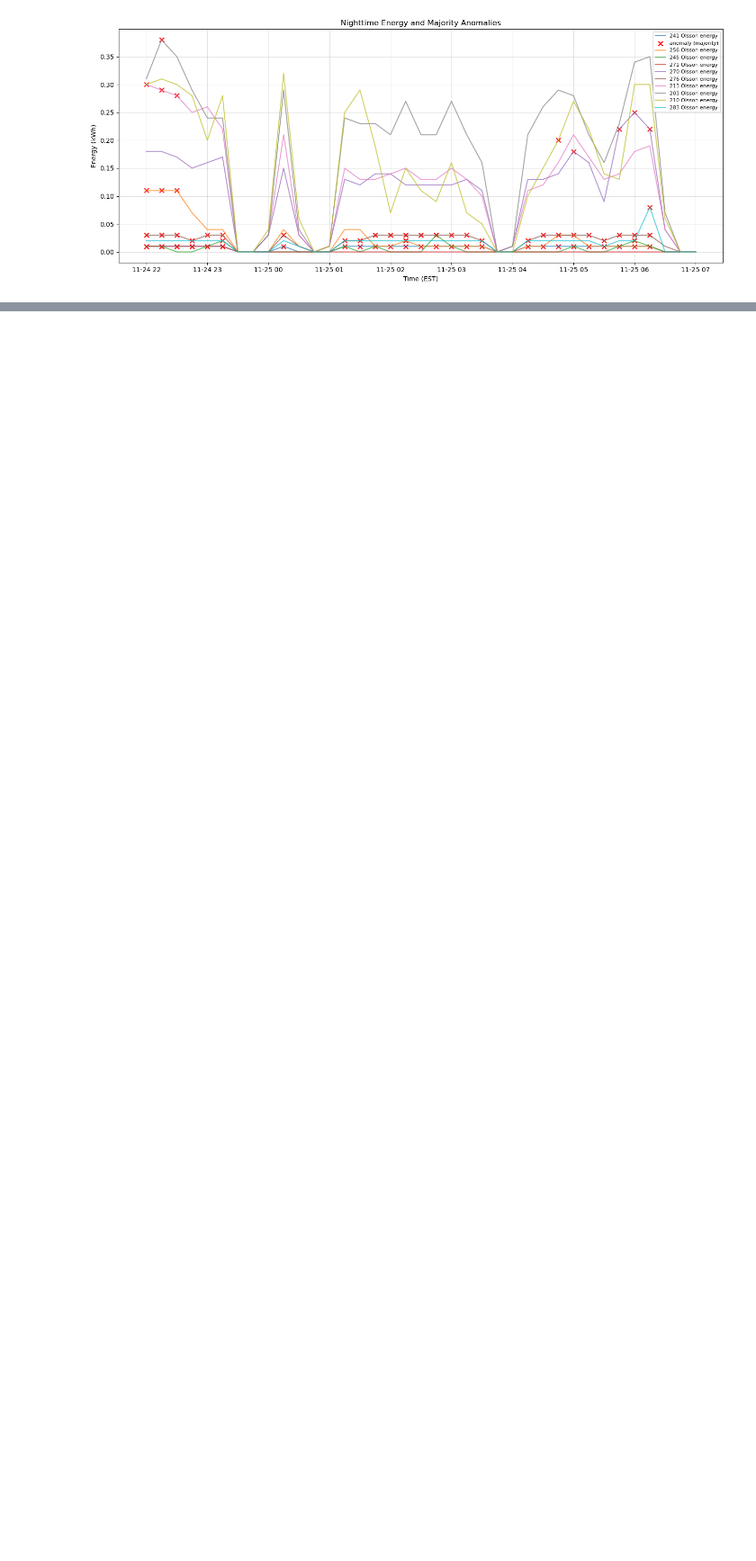
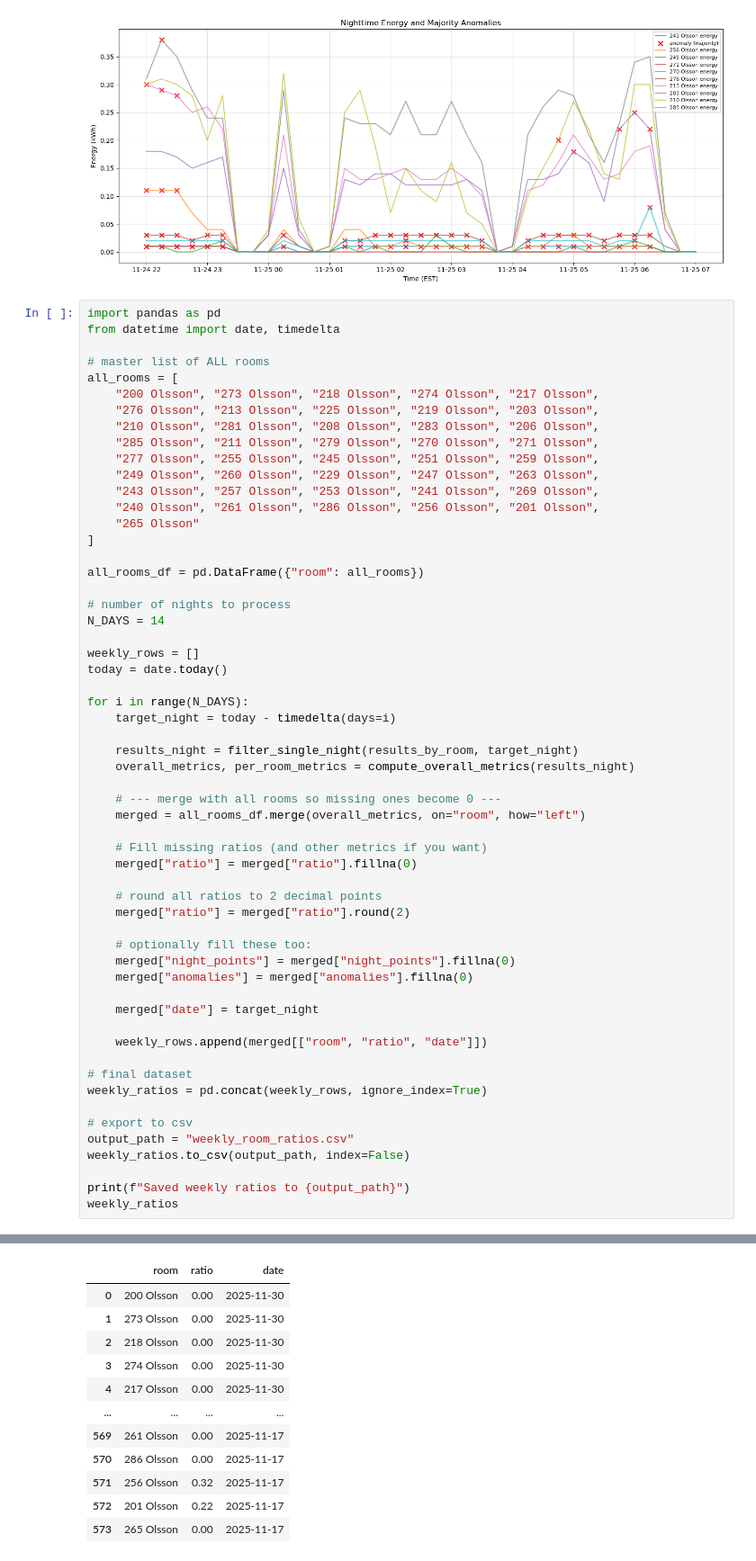
Before and after one commit to Taran-Gupta/SaHB-Energy-Mapping, a Jupyter notebook: Power Data.ipynb, the cells around one changed output, grey strips where cells are left out. Shown: that part at 90% size. Cells and saved outputs as stored; diff of their text form; blank space fills up the shorter version.

Commit message:
added "weekly_ratios.csv" to map anomalies

```diff
--- a/Power Data.ipynb
+++ b/Power Data.ipynb
@@ -1271,3 +1266,61 @@ Overall anomaly ratio: 0.0508
 36  283 Olsson            37          1  0.027027
 [figure]
 [figure]
+# %%
+import pandas as pd
+from datetime import date, timedelta
+
+# master list of ALL rooms
+all_rooms = [
+    "200 Olsson", "273 Olsson", "218 Olsson", "274 Olsson", "217 Olsson",
+    "276 Olsson", "213 Olsson", "225 Olsson", "219 Olsson", "203 Olsson",
+    "210 Olsson", "281 Olsson", "208 Olsson", "283 Olsson", "206 Olsson",
+    "285 Olsson", "211 Olsson", "279 Olsson", "270 Olsson", "271 Olsson",
+    "277 Olsson", "255 Olsson", "245 Olsson", "251 Olsson", "259 Olsson",
+    "249 Olsson", "260 Olsson", "229 Olsson", "247 Olsson", "263 Olsson",
+    "243 Olsson", "257 Olsson", "253 Olsson", "241 Olsson", "269 Olsson",
+    "240 Olsson", "261 Olsson", "286 Olsson", "256 Olsson", "201 Olsson",
+    "265 Olsson"
+]
+
+all_rooms_df = pd.DataFrame({"room": all_rooms})
+
+# number of nights to process
+N_DAYS = 14
+
+weekly_rows = []
+today = date.today()
+
+for i in range(N_DAYS):
+    target_night = today - timedelta(days=i)
+
+    results_night = filter_single_night(results_by_room, target_night)
+    overall_metrics, per_room_metrics = compute_overall_metrics(results_night)
+
+    # --- merge with all rooms so missing ones become 0 ---
+    merged = all_rooms_df.merge(overall_metrics, on="room", how="left")
+
+    # Fill missing ratios (and other metrics if you want)
+    merged["ratio"] = merged["ratio"].fillna(0)
+
+    # round all ratios to 2 decimal points
+    merged["ratio"] = merged["ratio"].round(2)
+
+    # optionally fill these too:
+    merged["night_points"] = merged["night_points"].fillna(0)
+    merged["anomalies"] = merged["anomalies"].fillna(0)
+
+    merged["date"] = target_night
+
+    weekly_rows.append(merged[["room", "ratio", "date"]])
+
+# final dataset
+weekly_ratios = pd.concat(weekly_rows, ignore_index=True)
+
+# export to csv
+output_path = "weekly_room_ratios.csv"
+weekly_ratios.to_csv(output_path, index=False)
+
+print(f"Saved weekly ratios to {output_path}")
+weekly_ratios
+# %% [output]
@@ -1273,0 +1344,12 @@ Overall anomaly ratio: 0.0508
+|  | room | ratio | date |
+| 0 | 200 Olsson | 0.00 | 2025-11-30 |
+| 1 | 273 Olsson | 0.00 | 2025-11-30 |
+| 2 | 218 Olsson | 0.00 | 2025-11-30 |
+| 3 | 274 Olsson | 0.00 | 2025-11-30 |
+| 4 | 217 Olsson | 0.00 | 2025-11-30 |
+| ... | ... | ... | ... |
+| 569 | 261 Olsson | 0.00 | 2025-11-17 |
+| 570 | 286 Olsson | 0.00 | 2025-11-17 |
+| 571 | 256 Olsson | 0.32 | 2025-11-17 |
+| 572 | 201 Olsson | 0.22 | 2025-11-17 |
+| 573 | 265 Olsson | 0.00 | 2025-11-17 |
```
Also changed, not shown: parts of 4 cells of this notebook, 2 other files.
